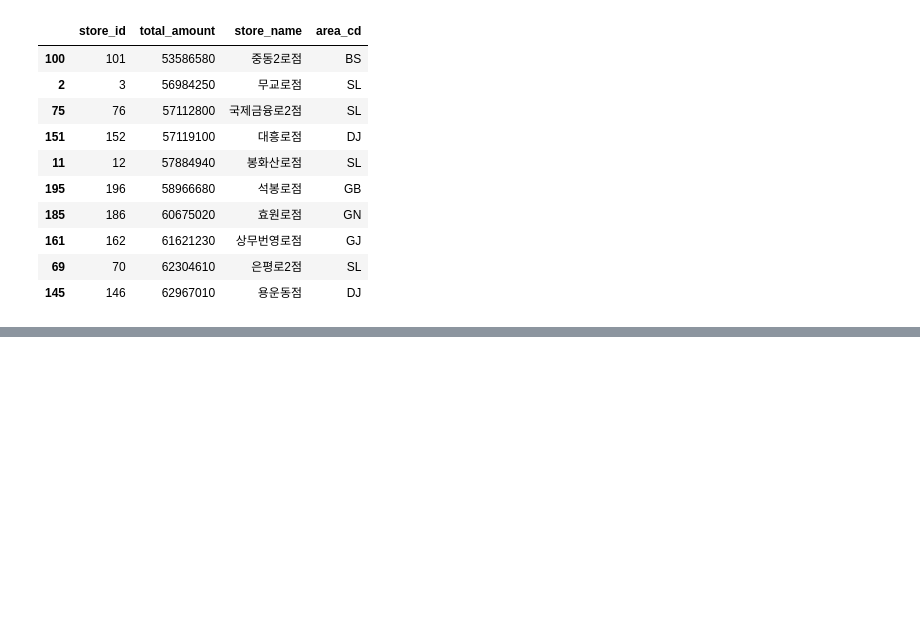
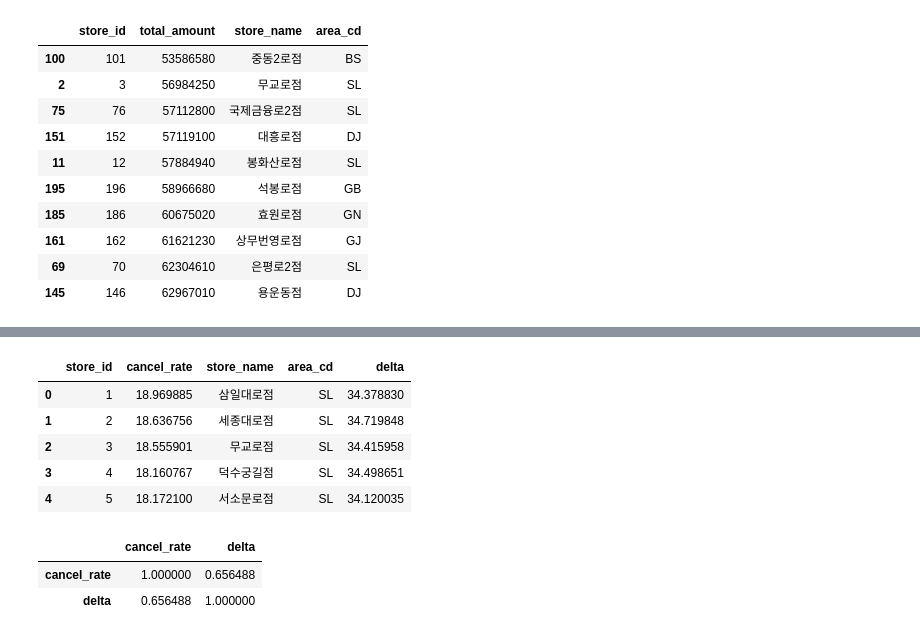
Before and after one commit to yumioh/data_analysis_lab, a Jupyter notebook: ML_100/chapter3.ipynb, the cells around one changed output, grey strips where cells are left out. Drawn from its saved outputs; the diff is of its cells as text; code cells hidden in the pictures; blank space fills up the shorter version.

```diff
--- a/ML_100/chapter3.ipynb
+++ b/ML_100/chapter3.ipynb
@@ -414,0 +478,19 @@ display(store_summary_df.sort_values('total_amount', ascending=True).head(10))
+# %%
+temp_cancel = cancel_df.copy()
+temp_delivery = order_all.loc[order_all['status'] == 2].groupby(['store_id'])['delta'].mean()
+check_df = pd.merge(temp_cancel, temp_delivery, on='store_id', how='left')
+check_df.head()
+# %% [output]
+|  | store_id | cancel_rate | store_name | area_cd | delta |
+| 0 | 1 | 18.969885 | 삼일대로점 | SL | 34.378830 |
+| 1 | 2 | 18.636756 | 세종대로점 | SL | 34.719848 |
+| 2 | 3 | 18.555901 | 무교로점 | SL | 34.415958 |
+| 3 | 4 | 18.160767 | 덕수궁길점 | SL | 34.498651 |
+| 4 | 5 | 18.172100 | 서소문로점 | SL | 34.120035 |
+# %%
+temp_chk = check_df[['cancel_rate','delta']]
+display(temp_chk.corr())
+# %% [output]
+|  | cancel_rate | delta |
+| cancel_rate | 1.000000 | 0.656488 |
+| delta | 0.656488 | 1.000000 |
```
Also changed, not shown: parts of 13 cells of this notebook.
